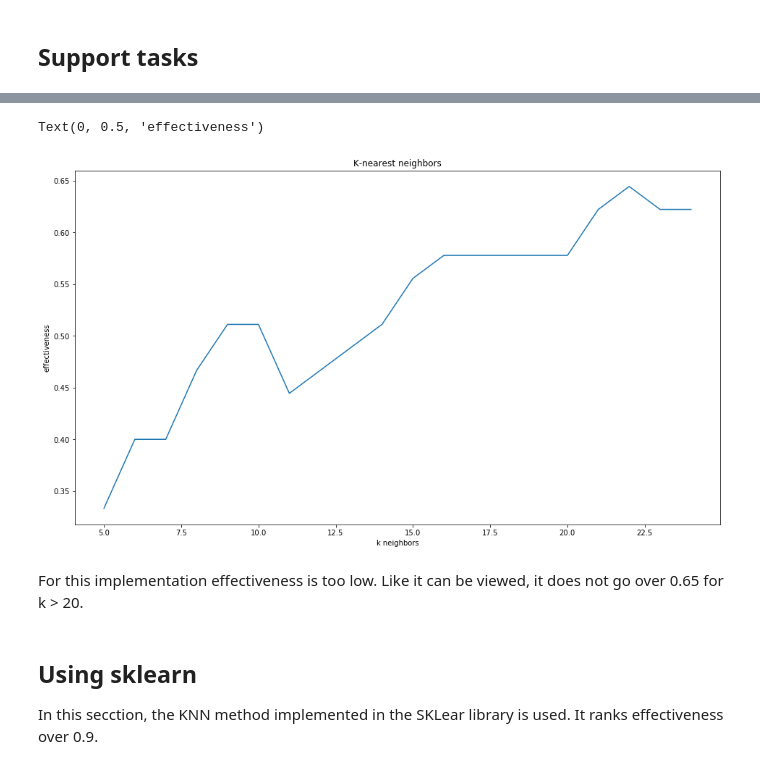
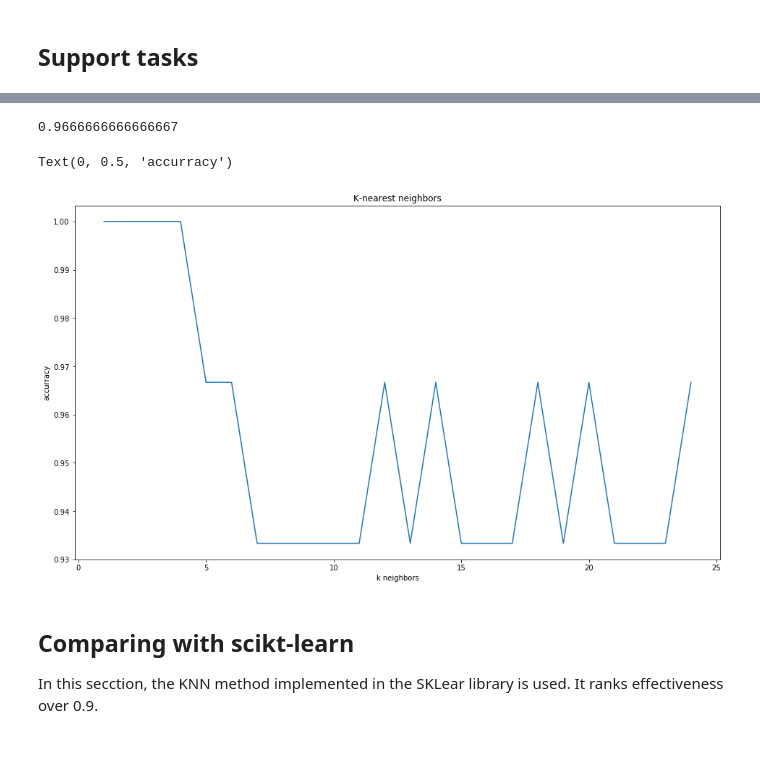
Before and after one commit to jailop/data_science, a Jupyter notebook: k-nearest-neighbor.ipynb, the cells around one changed output, grey strips where cells are left out. Drawn from its saved outputs; the diff is of its cells as text; code cells hidden in the pictures.

```diff
--- a/k-nearest-neighbor.ipynb
+++ b/k-nearest-neighbor.ipynb
@@ -119,0 +191,3 @@ results = [effectiveness(k) for k in range(5, 25)]
+# %%
+y_hat = knn(test, train, k=5)
+y_hat
@@ -119,0 +214,10 @@ results = [effectiveness(k) for k in range(5, 25)]
+# %%
+def confussion_matrix(y, y_hat):
+    """
+    This function commpare the estimated
+    values with the real values and
+    build a confussion matrix.
+    """
+    aux = pd.DataFrame({'y': y, 'y_hat': y_hat})
+    aux['comp'] = (aux.y == aux.y_hat).apply(lambda x: 'Positive' if x else 'Negative')
+    return pd.crosstab(aux.y, aux.comp)
@@ -120,16 +232,32 @@ results = [effectiveness(k) for k in range(5, 25)]
+# %%
+def accurracy(test, train, k=1):
+    """
+    This function caluclates the
+    accurracy in predictions for
+    a given k value.
+    """
+    y_hat = knn(test, train, k)
+    cf = confussion_matrix(test[label], y_hat)
+    accu = cf.Positive.sum() / cf.sum().sum()
+    return accu
+# %%
+accurracy(test, train, k=5)
+# %% [output]
+0.9666666666666667
+# %%
+r = range(1, 25)
+results = [accurracy(test, train, k) for k in r]
 # %%
 plt.figure(figsize=(16,9))
-plt.plot(range(5, 25), results)
+plt.plot(r, results)
 plt.title('K-nearest neighbors')
 plt.xlabel('k neighbors')
-plt.ylabel('effectiveness')
+plt.ylabel('accurracy')
 # %% [output]
-Text(0, 0.5, 'effectiveness')
+Text(0, 0.5, 'accurracy')
-[figure, old version]
+[figure, new version]
-# %% [markdown]
-For this implementation effectiveness is too low. Like it can be viewed, it does not go over 0.65 for k > 20.
 # %% [markdown]
-## Using sklearn
+## Comparing with scikt-learn
 
 In this secction, the KNN method implemented in the SKLear library is used. It ranks effectiveness over 0.9.
 # %%
```
Also changed, not shown: parts of 35 cells of this notebook.
